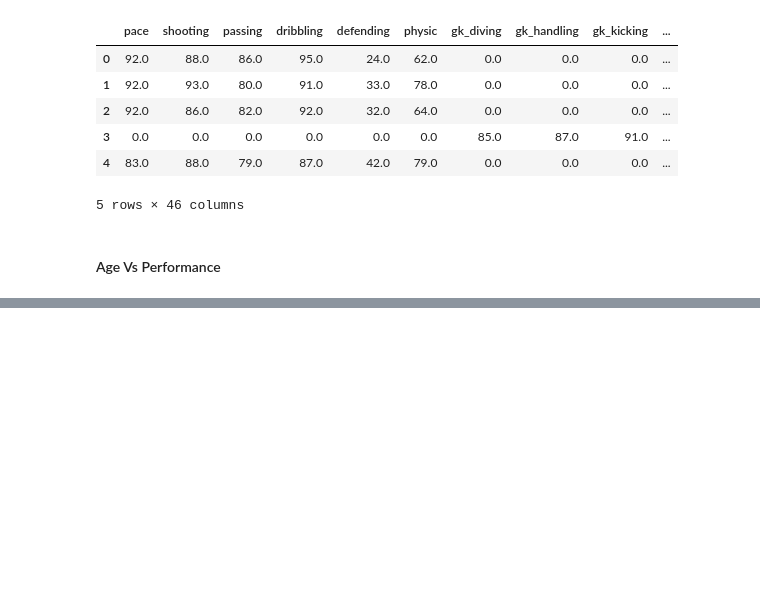
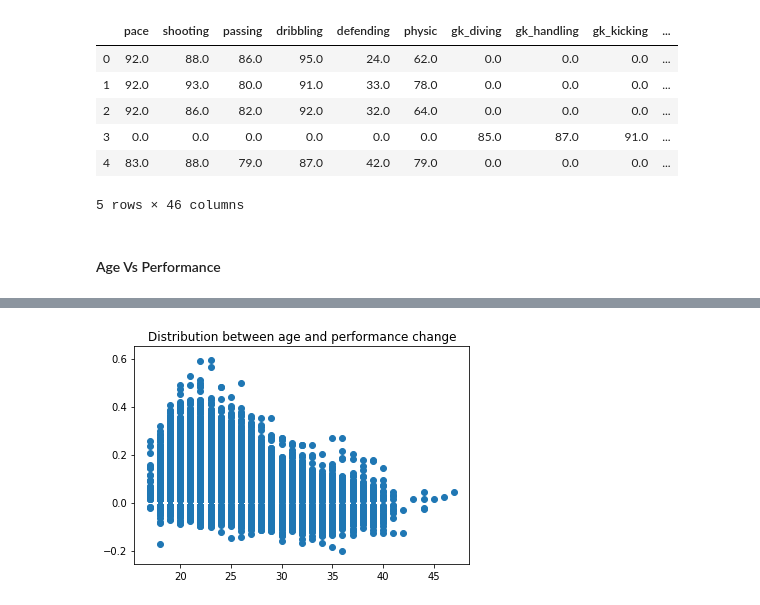
Before and after one commit to tmclouisluk/FIFA-players-Data-Analysis, a Jupyter notebook: project.ipynb, the cells around one changed output, grey strips where cells are left out. Saved outputs shown, nothing was run; the diff lists cells and outputs as text; code cells hidden in the pictures; blank space fills up the shorter version.

Commit message:
Update project.ipynb
add decay curve between age and performance change/overall

```diff
--- a/project.ipynb
+++ b/project.ipynb
@@ -95,0 +110,22 @@ fifa_total[player_abilities_col].head()
+# %%
+temp = None
+fifa_temp = pd.DataFrame()
+fifa_performance_sorted_years['change'] = 0
+for index, row in fifa_performance_sorted_years.iterrows():
+    if temp is None or temp['sofifa_id'] != row['sofifa_id']:
+        temp = row
+    else:
+        #change = (row['overall'] - temp['overall']) / temp['overall']
+        if row['age'] - temp['age'] != 1:
+            fill = dict(
+                sofifa_id=row['sofifa_id'],
+                age=temp['age']+1,
+                overall=temp['overall'],
+                change=0
+            )
+            temp = fill
+            fifa_temp = fifa_temp.append(fill, ignore_index=True)
+        #fifa_performance_sorted_years.at[index, 'change'] = change
+fifa_performance_sorted_years = fifa_performance_sorted_years.append(fifa_temp, ignore_index=True)
+fifa_performance_sorted_years = fifa_performance_sorted_years.sort_values(by=['sofifa_id', 'age'])
+fifa_performance_sorted_years.head(10)
@@ -95,0 +146,10 @@ fifa_total[player_abilities_col].head()
+# %%
+temp = None
+for index, row in fifa_performance_sorted_years.iterrows():
+    if temp is None or temp['sofifa_id'] != row['sofifa_id']:
+        temp = row
+    else:
+        change = (row['overall'] - temp['overall']) / temp['overall']
+        fifa_performance_sorted_years.at[index, 'change'] = change
+
+fifa_performance_sorted_years.head(10)
@@ -116,0 +176,3 @@ data_y_standard.head()
+# %%
+fifa_performance_sorted_years_non_zero_change = fifa_performance_sorted_years[fifa_performance_sorted_years.change != 0]
+fifa_performance_sorted_years_non_zero_change.head(10)
@@ -116,0 +191,11 @@ data_y_standard.head()
+# %%
+from sklearn.model_selection import train_test_split
+fifa_performance_X = fifa_performance_sorted_years_non_zero_change['age'].values.reshape(-1,1)
+fifa_performance_Y = fifa_performance_sorted_years_non_zero_change['change']
+
+x_train, x_test, y_train, y_test = train_test_split(fifa_performance_X, fifa_performance_Y, test_size= 0.2, random_state=420)
+plt.scatter(fifa_performance_X, fifa_performance_Y)
+plt.title("Distribution between age and performance change")
+plt.show()
+# %% [output]
+[figure, added]
```
Also changed, not shown: parts of 12 cells of this notebook.
